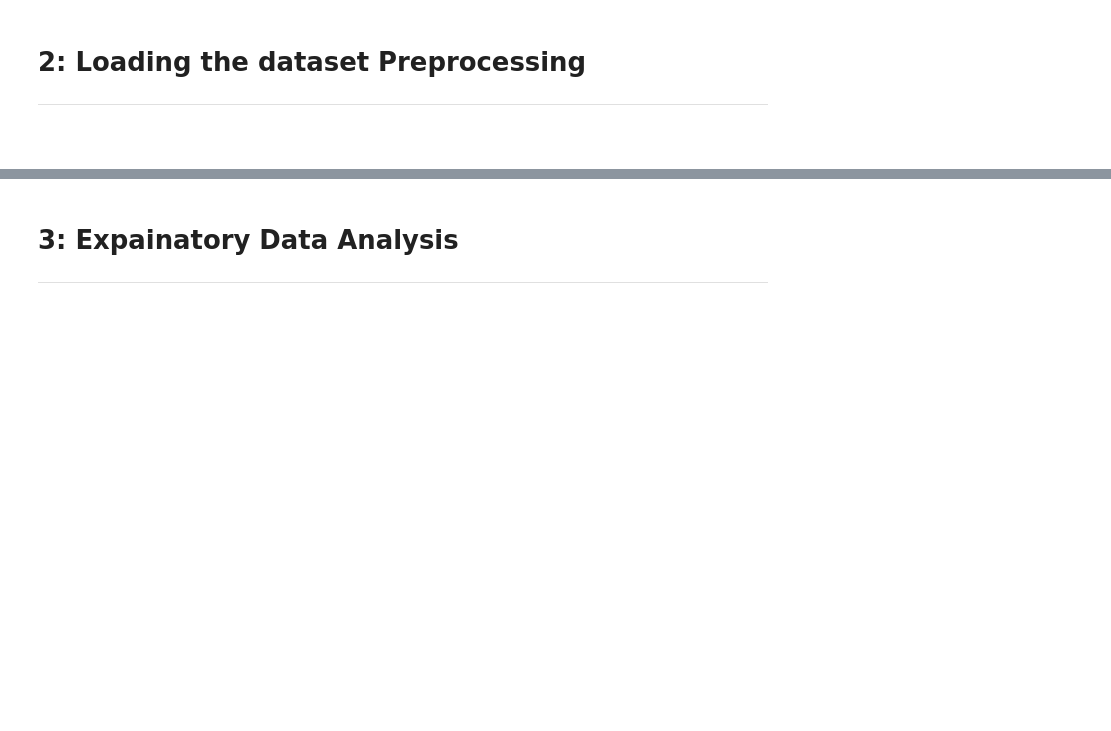
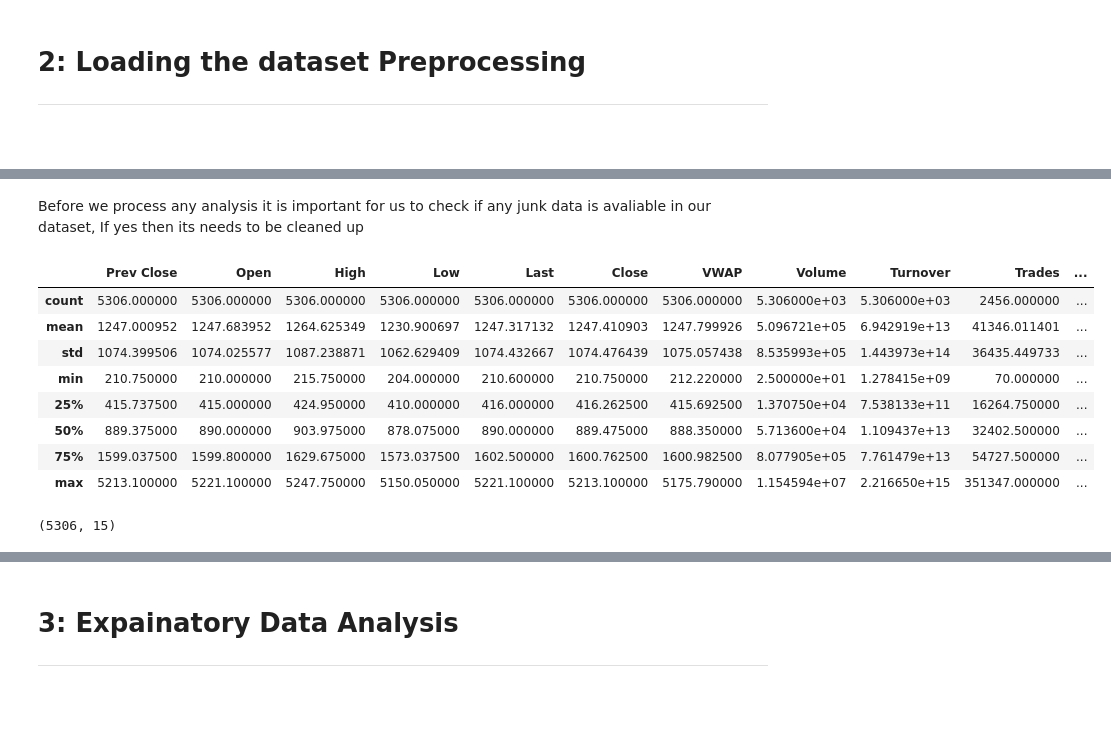
Before and after one commit to hargurjeet/MachineLearning, a Jupyter notebook: Nifty_50_Time_Series_Forecasting.ipynb, the cells around one changed output, grey strips where cells are left out. Saved outputs shown, nothing was run; the diff lists cells and outputs as text; code cells hidden in the pictures; blank space fills up the shorter version.

```diff
--- a/Nifty_50_Time_Series_Forecasting.ipynb
+++ b/Nifty_50_Time_Series_Forecasting.ipynb
@@ -40,0 +125,18 @@
+# %% [markdown]
+Before we process any analysis it is important for us to check if any junk data is avaliable in our dataset, If yes then its needs to be cleaned up
+# %%
+df.describe()
+# %% [output]
+|  | Prev Close | Open | High | Low | Last | Close | VWAP | Volume | Turnover | Trades | ... |
+| count | 5306.000000 | 5306.000000 | 5306.000000 | 5306.000000 | 5306.000000 | 5306.000000 | 5306.000000 | 5.306000e+03 | 5.306000e+03 | 2456.000000 | ... |
+| mean | 1247.000952 | 1247.683952 | 1264.625349 | 1230.900697 | 1247.317132 | 1247.410903 | 1247.799926 | 5.096721e+05 | 6.942919e+13 | 41346.011401 | ... |
+| std | 1074.399506 | 1074.025577 | 1087.238871 | 1062.629409 | 1074.432667 | 1074.476439 | 1075.057438 | 8.535993e+05 | 1.443973e+14 | 36435.449733 | ... |
+| min | 210.750000 | 210.000000 | 215.750000 | 204.000000 | 210.600000 | 210.750000 | 212.220000 | 2.500000e+01 | 1.278415e+09 | 70.000000 | ... |
+| 25% | 415.737500 | 415.000000 | 424.950000 | 410.000000 | 416.000000 | 416.262500 | 415.692500 | 1.370750e+04 | 7.538133e+11 | 16264.750000 | ... |
+| 50% | 889.375000 | 890.000000 | 903.975000 | 878.075000 | 890.000000 | 889.475000 | 888.350000 | 5.713600e+04 | 1.109437e+13 | 32402.500000 | ... |
+| 75% | 1599.037500 | 1599.800000 | 1629.675000 | 1573.037500 | 1602.500000 | 1600.762500 | 1600.982500 | 8.077905e+05 | 7.761479e+13 | 54727.500000 | ... |
+| max | 5213.100000 | 5221.100000 | 5247.750000 | 5150.050000 | 5221.100000 | 5213.100000 | 5175.790000 | 1.154594e+07 | 2.216650e+15 | 351347.000000 | ... |
+# %%
+df.shape
+# %% [output]
+(5306, 15)
```
Also changed, not shown: parts of 13 cells of this notebook.
